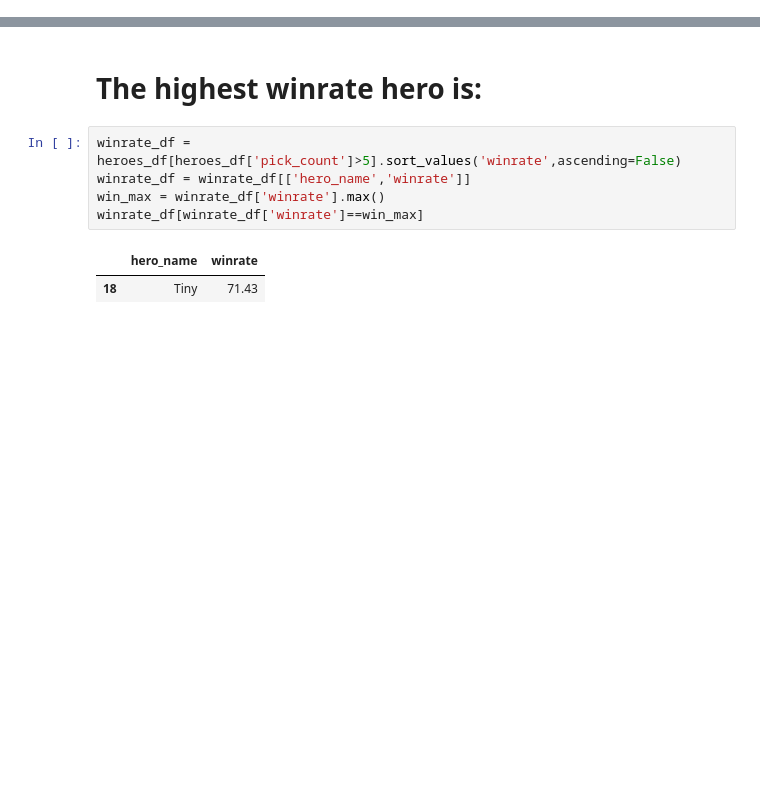
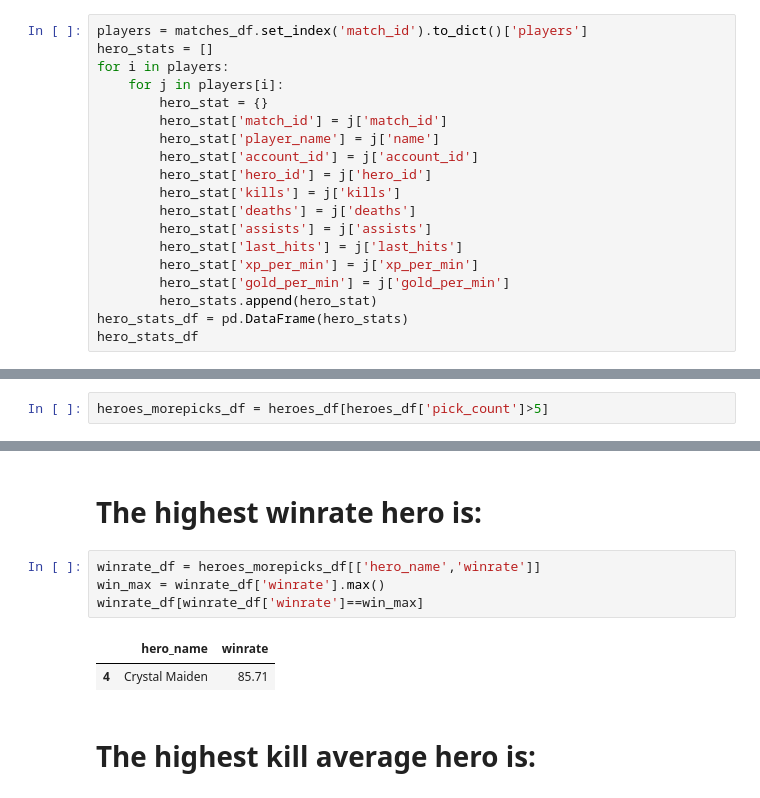
Before and after one commit to jerardalcao/ti11-predictions-tracker, a Jupyter notebook: ti11predictions.ipynb, the cells around one changed output, grey strips where cells are left out. Cells and saved outputs as stored; diff of their text form; blank space fills up the shorter version.

Commit message:
Added new stats

```diff
--- a/ti11predictions.ipynb
+++ b/ti11predictions.ipynb
@@ -87 +82,20 @@ heroes_df
 123 rows × 6 columns
+# %%
+players = matches_df.set_index('match_id').to_dict()['players']
+hero_stats = []
+for i in players:
+    for j in players[i]:
+        hero_stat = {}
+        hero_stat['match_id'] = j['match_id']
+        hero_stat['player_name'] = j['name']
+        hero_stat['account_id'] = j['account_id']
+        hero_stat['hero_id'] = j['hero_id']
+        hero_stat['kills'] = j['kills']
+        hero_stat['deaths'] = j['deaths']
+        hero_stat['assists'] = j['assists']
+        hero_stat['last_hits'] = j['last_hits']
+        hero_stat['xp_per_min'] = j['xp_per_min']
+        hero_stat['gold_per_min'] = j['gold_per_min']
+        hero_stats.append(hero_stat)
+hero_stats_df = pd.DataFrame(hero_stats)
+hero_stats_df
@@ -88,3 +189,5 @@ heroes_df
+# %%
+heroes_morepicks_df = heroes_df[heroes_df['pick_count']>5]
 # %% [markdown]
 # The most pick Hero is:
 # %%
@@ -107,10 +209,11 @@ ban_picks[ban_picks['ban_count']==ban_max]
 # %% [markdown]
 # The highest winrate hero is:
 # %%
-winrate_df = heroes_df[heroes_df['pick_count']>5].sort_values('winrate',ascending=False)
-winrate_df = winrate_df[['hero_name','winrate']]
+winrate_df = heroes_morepicks_df[['hero_name','winrate']]
 win_max = winrate_df['winrate'].max()
 winrate_df[winrate_df['winrate']==win_max]
 # %% [output]
 |  | hero_name | winrate |
-| 18 | Tiny | 71.43 |
+| 4 | Crystal Maiden | 85.71 |
+# %% [markdown]
+# The highest kill average hero is:
```
Also changed, not shown: parts of 22 cells of this notebook, 21 other files.
